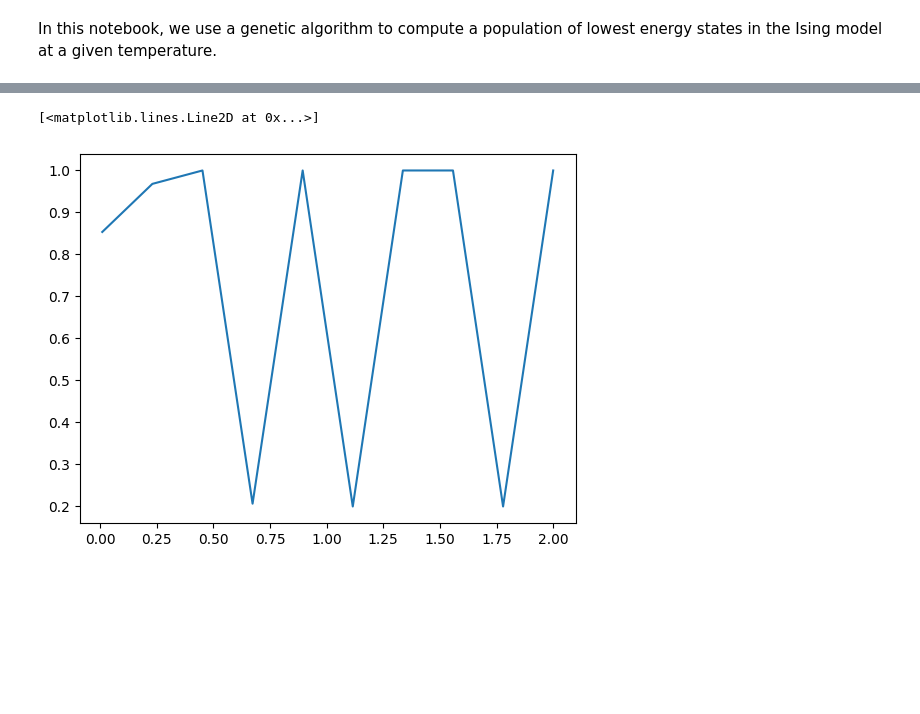
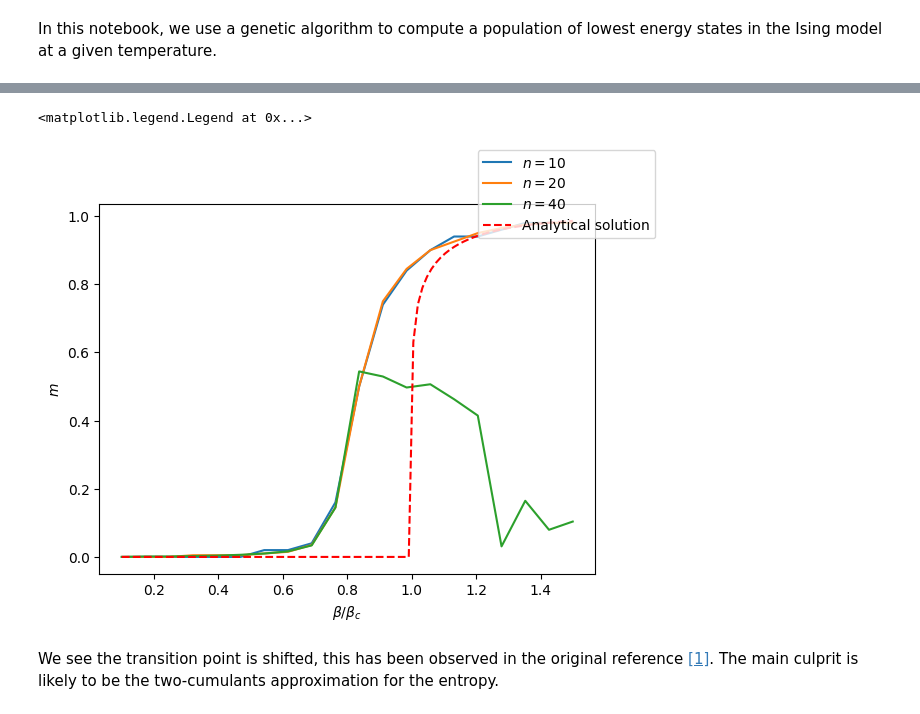
Before and after one commit to NicolasChagnet/ising-model-numerics, a Jupyter notebook: ising_genetic_algorithm.ipynb, the cells around one changed output, grey strips where cells are left out. Drawn from its saved outputs; the diff is of its cells as text; code cells hidden in the pictures; blank space fills up the shorter version.

```diff
--- a/ising_genetic_algorithm.ipynb
+++ b/ising_genetic_algorithm.ipynb
@@ -38,8 +54,42 @@ outputs = [genetic_algorithm(10, beta, 0.0, n_states=200) for beta in betas]
+# %%
+outputs_10 = [
+    genetic_algorithm(10, beta, 0.01, n_states=50, n_children=5, n_cycles=6_000, mutation_rate=0.01) for beta in betas
+]
+
+outputs_20 = [
+    genetic_algorithm(20, beta, 0.01, n_states=50, n_children=5, n_cycles=6_000, mutation_rate=0.01) for beta in betas
+]
+
+outputs_40 = [
+    genetic_algorithm(40, beta, 0.01, n_states=50, n_children=5, n_cycles=6_000, mutation_rate=0.01) for beta in betas
+]
+# %%
+outputs_40 = [
+    genetic_algorithm(40, beta, 0.01, n_states=100, n_children=10, n_cycles=6_000, mutation_rate=0.01)
+    for beta in betas
+]
 # %%
-mags_average = [np.average(np.abs(output["magnetizations"])) for output in outputs]
+def compute_mag(outputs):
+    return [np.average(np.abs(output["magnetizations"])) for output in outputs]
-# %%
-fig, ax = plt.subplots()
-ax.plot(betas / betac, mags_average)
-# %% [output]
-[<matplotlib.lines.Line2D at 0x...>]
-[figure, removed]
+# %%
+mags_average_10 = compute_mag(outputs_10)
+mags_average_20 = compute_mag(outputs_20)
+mags_average_40 = compute_mag(outputs_40)
+# %%
+fig, ax = plt.subplots()
+ax.plot(betas / betac, mags_average_10, label=r"$n = 10$")
+ax.plot(betas / betac, mags_average_20, label=r"$n = 20$")
+ax.plot(betas / betac, mags_average_40, label=r"$n = 40$")
+
+betas_more = np.linspace(0.1, 1.5, num=100) * betac
+ax.plot(betas_more / betac, exact_mag_per_site_vec(betas_more), "r--", label="Analytical solution")
+
+ax.set_xlabel(r"$\beta/\beta_c$")
+ax.set_ylabel(r"$m$")
+
+fig.legend()
+# %% [output]
+<matplotlib.legend.Legend at 0x...>
+[figure, added]
+# %% [markdown]
+We see the transition point is shifted, this has been observed in the original reference [\[1\]](https://doi.org/10.1142/S0217984905008153). The main culprit is likely to be the two-cumulants approximation for the entropy.
```
Also changed, not shown: parts of 10 cells of this notebook, 2 other files.
